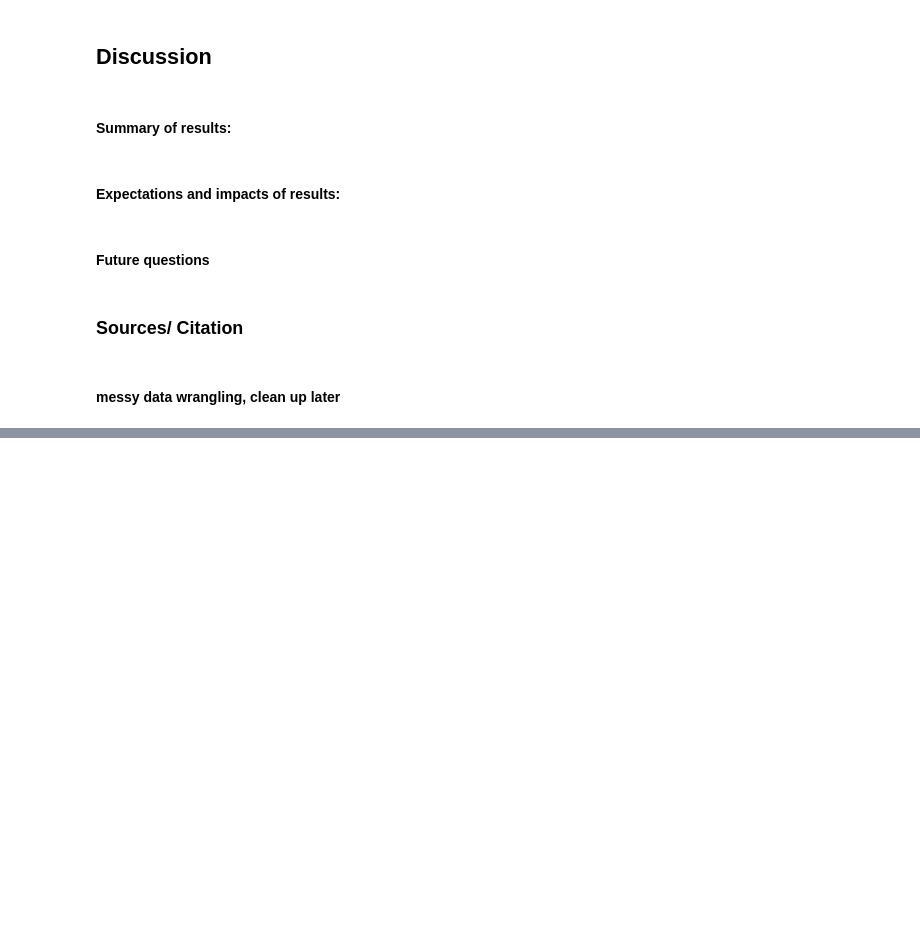
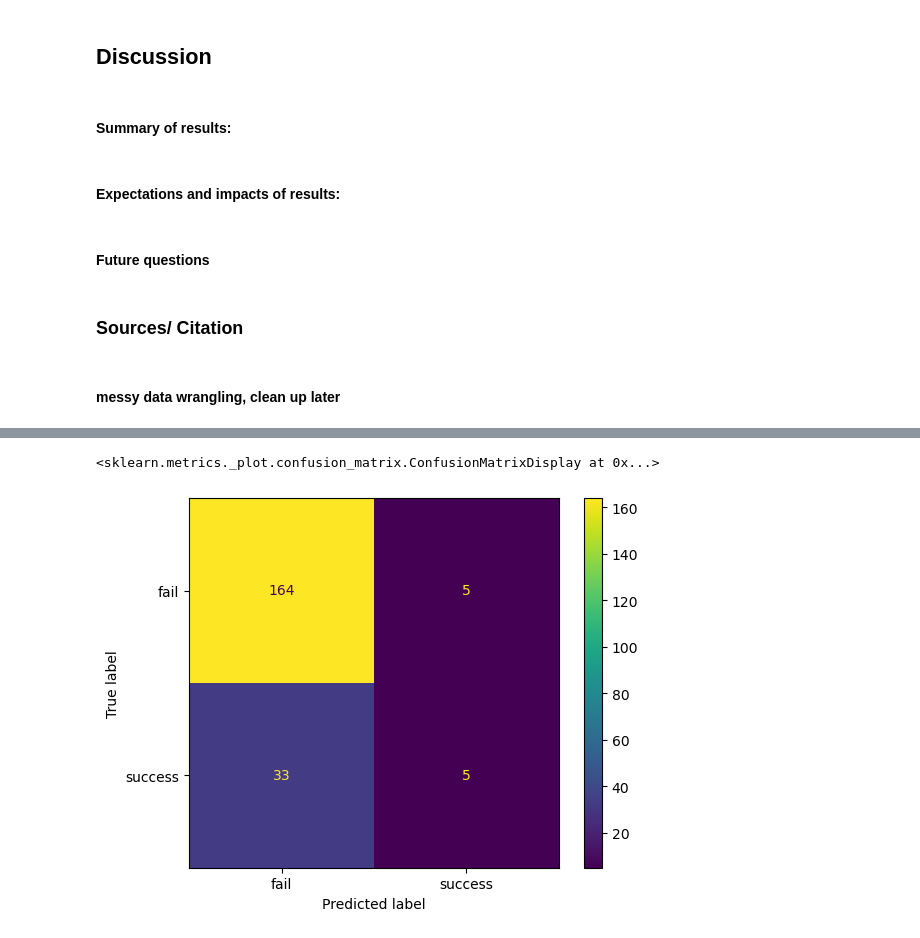
Before and after one commit to mkimur02/final_project_dsci100, a Jupyter notebook: Untitled.ipynb, the cells around one changed output, grey strips where cells are left out. Drawn from its saved outputs; the diff is of its cells as text; code cells hidden in the pictures; blank space fills up the shorter version.

```diff
--- a/Untitled.ipynb
+++ b/Untitled.ipynb
@@ -480,7 +542,8 @@ final_speeddating_train, final_speeddating_test = train_test_split(final_speedda
 np.random.seed(1000)
 
 speeddating_train, speeddating_test = train_test_split(
-    speeddating, train_size=0.75, stratify=speeddating["match"]
+    speeddating, train_size=0.75,
+    # stratify=speeddating["match"]
 )
 speeddating_train.info()
 
@@ -570,13 +633,6 @@ memory usage: 34.6 KB
 # %%
 # second combination: sincere, intelligence, shared interests, ambition
 np.random.seed(1000)
-
-speeddating_train, speeddating_test = train_test_split(
-    speeddating, train_size=0.75, stratify=speeddating["match"]
-)
-speeddating_train.info()
-
-speeddating_train["match"].value_counts(normalize=True)
 
 # preprocess data
 speeddating_preprocessor = make_column_transformer(
@@ -644,4 +700,6 @@ acc = knn_fit.score(
     speeddating_validation["match"]
 )
 acc
+# with stratify: 0.794
+# without stratify: 0.806
 # %% [output]
@@ -755,0 +939,44 @@ memory usage: 34.6 KB
+# %%
+# confusion matrix with selected variables
+# speeddating_train, speeddating_test = train_test_split(speeddating, test_size=0.25, random_state=123) # set the random state to be 123
+np.random.seed(1000)
+speeddating_preprocessor = make_column_transformer(
+    (StandardScaler(), [
+        "attractive_partner", "sincere_partner","intelligence_partner", "funny_partner", "shared_interests_partner"]),
+)
+
+knn_spec = KNeighborsClassifier(n_neighbors=6)
+
+X = speeddating_train[[
+   "attractive_partner",  "sincere_partner","intelligence_partner", "funny_partner","shared_interests_partner"]]
+y = speeddating_train["match"]
+
+speeddating_fit = make_pipeline(speeddating_preprocessor, knn_spec).fit(X, y)
+
+speeddating_test_predictions = speeddating_fit.predict(speeddating_test)
+speeddating_test_predictions = pd.concat(
+    [
+        speeddating_test.reset_index(drop=True),
+        pd.DataFrame(speeddating_test_predictions, columns=["predicted"]),
+    ],
+    axis=1,
+)
+
+speeddating_test_predictions
+
+
+speeddating_mat = sklearn.metrics.confusion_matrix(
+    speeddating_test_predictions["match"],
+    speeddating_test_predictions["predicted"],
+    labels=speeddating_fit.classes_,
+)
+
+from sklearn.metrics import ConfusionMatrixDisplay
+
+disp = ConfusionMatrixDisplay(
+    confusion_matrix=speeddating_mat, display_labels=speeddating_fit.classes_
+)
+disp.plot()
+# %% [output]
+<sklearn.metrics._plot.confusion_matrix.ConfusionMatrixDisplay at 0x...>
+[figure, added]
```
Also changed, not shown: parts of 16 cells of this notebook.
